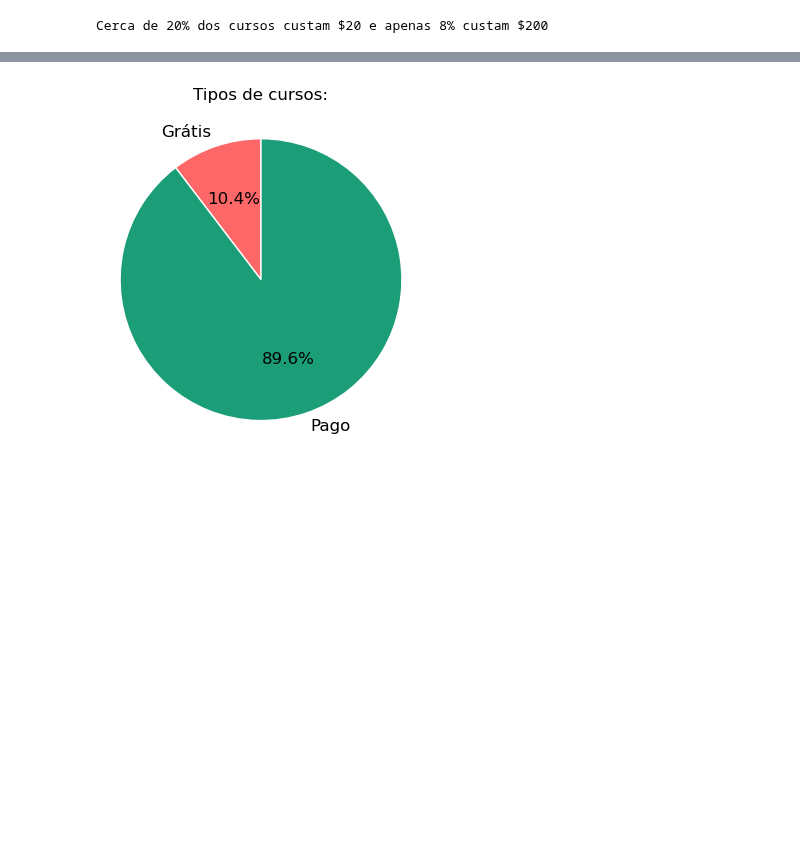
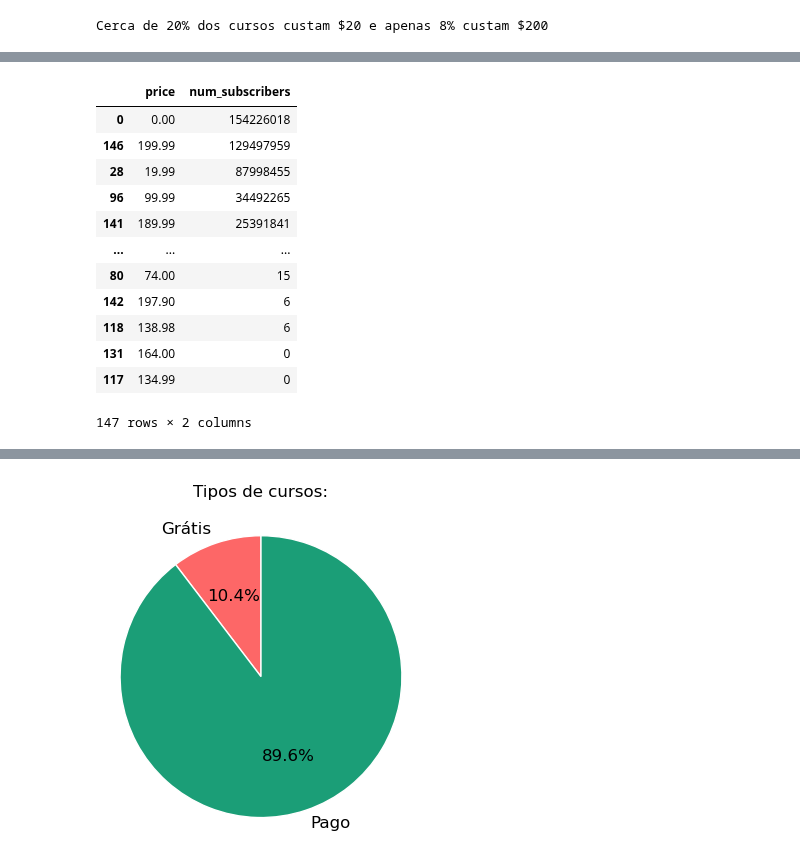
Before and after one commit to ismailymendes/mooc_udemy_coursera, a Jupyter notebook: mooc_udemy.ipynb, the cells around one changed output, grey strips where cells are left out. Saved outputs shown, nothing was run; the diff lists cells and outputs as text; code cells hidden in the pictures; blank space fills up the shorter version.

```diff
--- a/mooc_udemy.ipynb
+++ b/mooc_udemy.ipynb
@@ -232,0 +250,21 @@ Cerca de 20% dos cursos custam $20 e apenas 8% custam $200
+# %%
+bbb = udemy_cursos.loc[udemy_cursos['price'] < 200]
+# Top 10 idiomas por curso
+bbb = (bbb.groupby(by='price', as_index=False)['num_subscribers']
+        .sum()
+        .sort_values(by='num_subscribers',ascending=False))
+bbb
+# %% [output]
+|  | price | num_subscribers |
+| 0 | 0.00 | 154226018 |
+| 146 | 199.99 | 129497959 |
+| 28 | 19.99 | 87998455 |
+| 96 | 99.99 | 34492265 |
+| 141 | 189.99 | 25391841 |
+| ... | ... | ... |
+| 80 | 74.00 | 15 |
+| 142 | 197.90 | 6 |
+| 118 | 138.98 | 6 |
+| 131 | 164.00 | 0 |
+| 117 | 134.99 | 0 |
+147 rows × 2 columns
```
Also changed, not shown: parts of 3 cells of this notebook.
